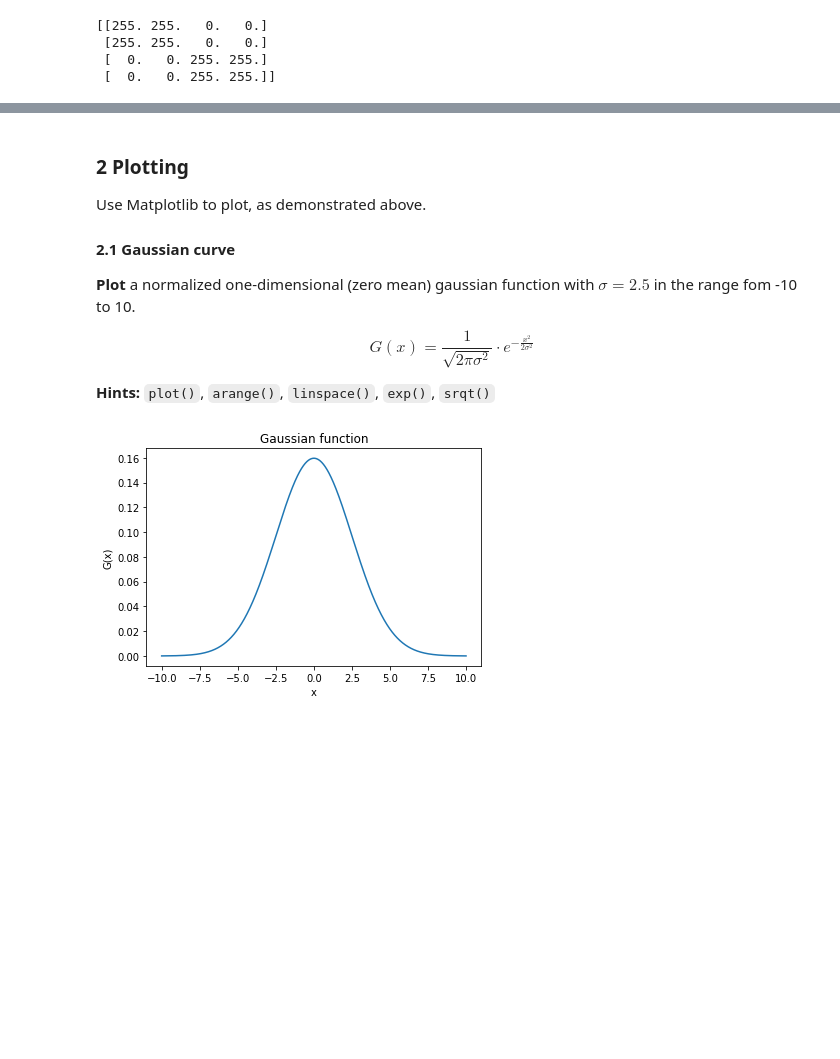
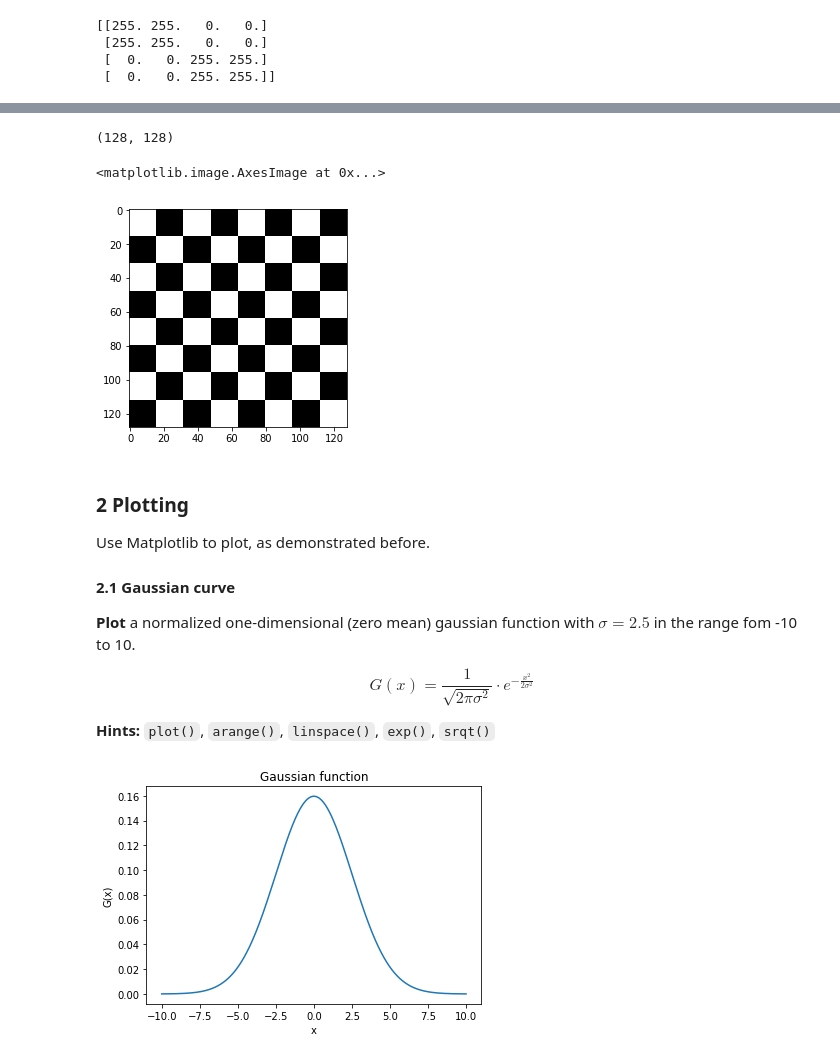
Before and after one commit to jole6826/IntroToPython, a Jupyter notebook: Notebooks/FSR-Workshop-Tasks.ipynb, the cells around one changed output, grey strips where cells are left out. Saved outputs shown, nothing was run; the diff lists cells and outputs as text; code cells hidden in the pictures; blank space fills up the shorter version.

```diff
--- a/FSR-Workshop-Tasks.ipynb
+++ b/Notebooks/FSR-Workshop-Tasks.ipynb
@@ -177,13 +197,18 @@ $
 
 __Hints:__ `zeros()`, `ones()`, `vstack()`, `hstack()` , `fliplr()`
 # %%
-white =  255 * numpy.ones((4, 4))
-black = numpy.zeros((4, 4))
+# Create a chess board like matrix
+def baseBoard(size=4):
+    white =  255 * numpy.ones((size, size))
+    black = numpy.zeros((size, size))
 
-whiteBlack = numpy.hstack((white, black))
-blackWhite = numpy.fliplr(whiteBlack)
+    whiteBlack = numpy.hstack((white, black))
+    blackWhite = numpy.fliplr(whiteBlack)
 
-board = numpy.vstack((whiteBlack, blackWhite))
+    board = numpy.vstack((whiteBlack, blackWhite))
+    return board
+
+board = baseBoard()
 print(board)
 # %% [output]
 [[255. 255. 255. 255.   0.   0.   0.   0.]
@@ -218,7 +251,19 @@ print(inner)
+# %%
+import numpy.matlib
+
+board = baseBoard(16)
+board = numpy.matlib.repmat(board,4,4)
+
+print(board.shape)
+plt.imshow(board, cmap='gray')
+# %% [output]
+(128, 128)
+<matplotlib.image.AxesImage at 0x...>
+[figure, added]
 # %% [markdown]
 ### 2 Plotting
 
-Use Matplotlib to plot, as demonstrated above.
+Use Matplotlib to plot, as demonstrated before.
 
 #### 2.1 Gaussian curve
 
```
Also changed, not shown: parts of 13 cells of this notebook, 2 other files.
